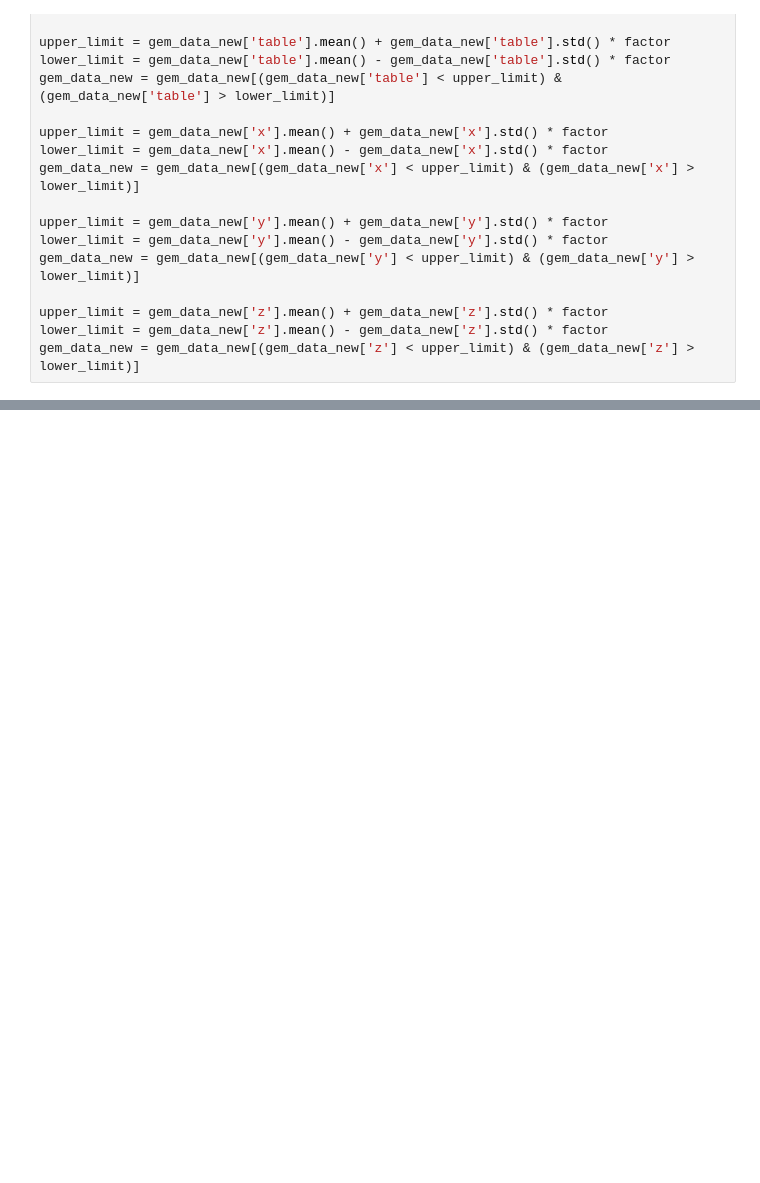
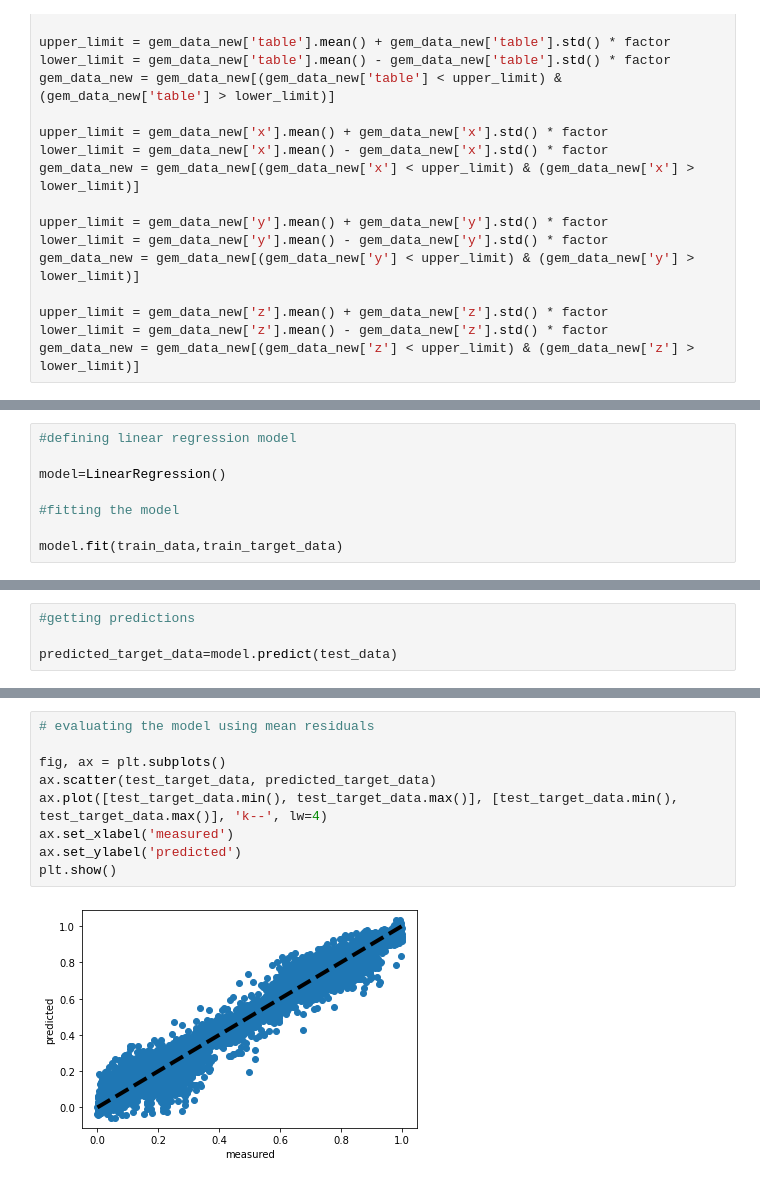
Before and after one commit to MininduKothalawala/ML_Assignment2_IT19184036_IT19188850_IT19185408_IT19195230, a Jupyter notebook: gemstone_price_detection_using_multiple_linear_regression.ipynb, the cells around one changed output, grey strips where cells are left out. Cells and saved outputs as stored; diff of their text form; blank space fills up the shorter version.

Commit message:
Model training and testing commit

```diff
--- a/gemstone_price_detection_using_multiple_linear_regression.ipynb
+++ b/gemstone_price_detection_using_multiple_linear_regression.ipynb
@@ -396,0 +399,8 @@ gem_data_new = gem_data_new[(gem_data_new['z'] < upper_limit) & (gem_data_new['z
+# %%
+#defining linear regression model
+
+model=LinearRegression()
+
+#fitting the model
+
+model.fit(train_data,train_target_data)
@@ -396,0 +419,4 @@ gem_data_new = gem_data_new[(gem_data_new['z'] < upper_limit) & (gem_data_new['z
+# %%
+#getting predictions
+
+predicted_target_data=model.predict(test_data)
@@ -396,0 +440,11 @@ gem_data_new = gem_data_new[(gem_data_new['z'] < upper_limit) & (gem_data_new['z
+# %%
+# evaluating the model using mean residuals
+
+fig, ax = plt.subplots()
+ax.scatter(test_target_data, predicted_target_data)
+ax.plot([test_target_data.min(), test_target_data.max()], [test_target_data.min(), test_target_data.max()], 'k--', lw=4)
+ax.set_xlabel('measured')
+ax.set_ylabel('predicted')
+plt.show()
+# %% [output]
+[figure, added]
```
Also changed, not shown: parts of 7 cells of this notebook.
